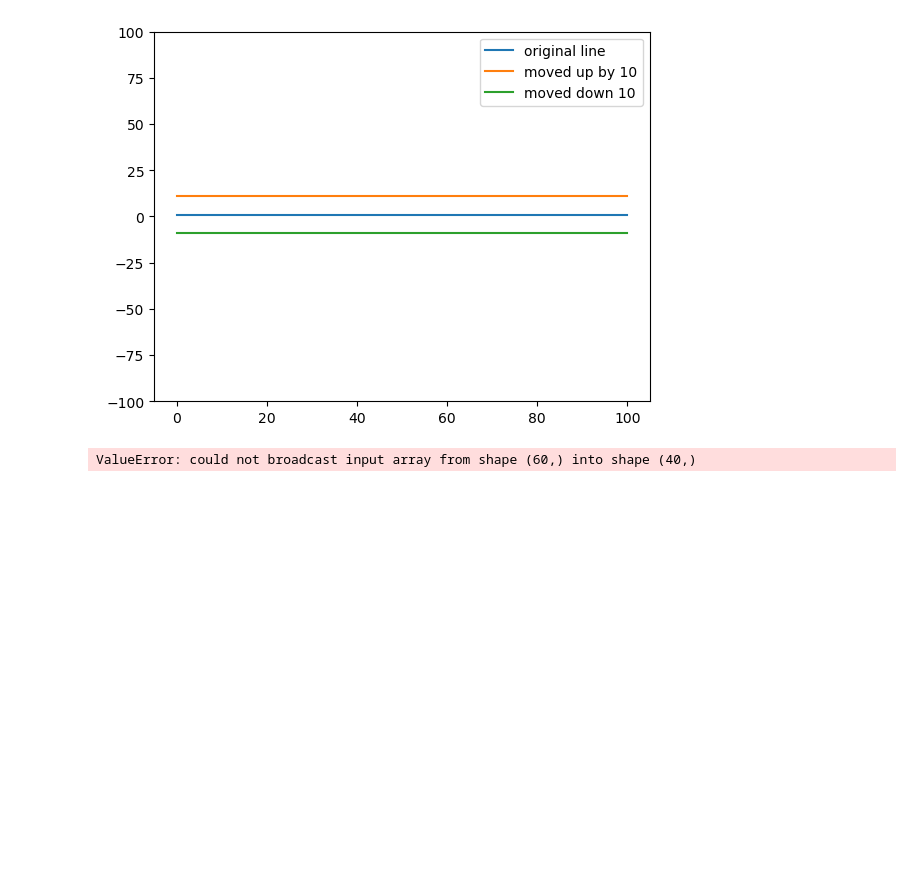
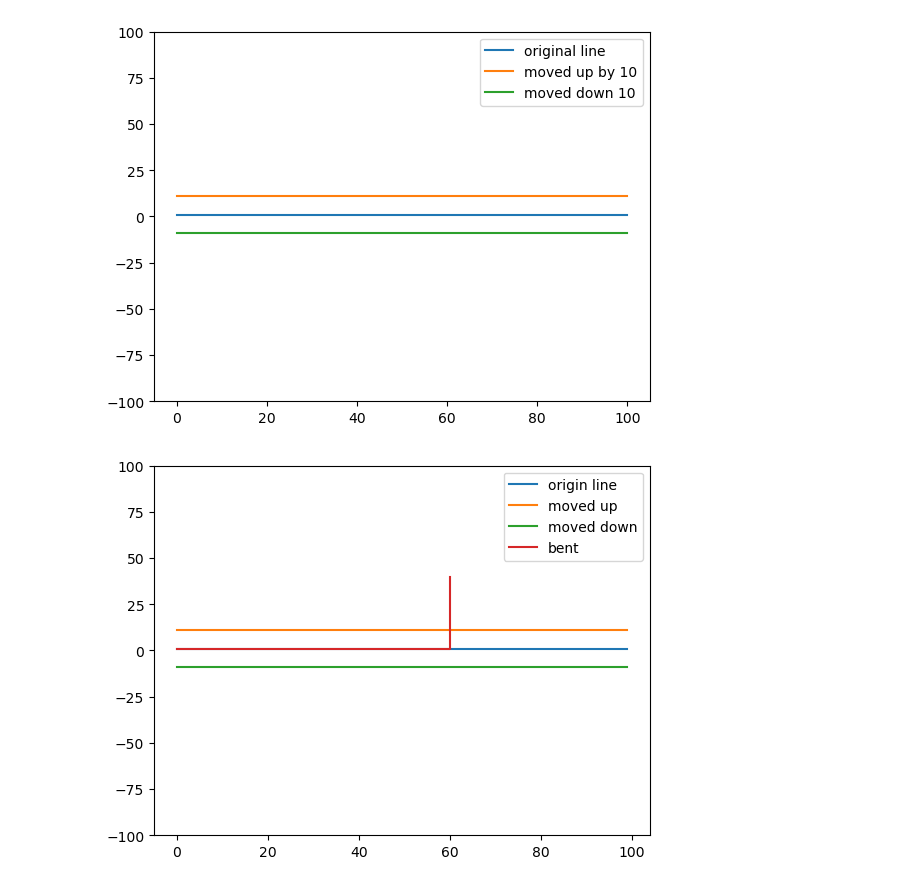
Before and after one commit to BrentGrammer/PROGNOTES, a Jupyter notebook: Chaos/iteration.ipynb, the cells around one changed output. Cells and saved outputs as stored; diff of their text form; code cells hidden in the pictures; blank space fills up the shorter version.

Commit message:
bend works

```diff
--- a/Chaos/iteration.ipynb
+++ b/Chaos/iteration.ipynb
@@ -92,7 +92,7 @@ def bend(coords, bend_point, slope = 1):
     x,y = transformed
 
     x[bend_point:] = x[bend_point]
-    y[bend_point:] = y[bend_point] + np.arange(0, bend_point)
+    y[bend_point:] = y[bend_point] + np.arange(0, len(y[bend_point:]))
 
     return transformed
 
@@ -108,34 +108,34 @@ def make_line(coords,y):
 def move_line_up(coords,displacement):
     transformed = coords.copy()
     y = transformed[1]
     transformed[1] = y + displacement
     return transformed
 
 def move_line_down(coords,displacement):
     transformed = coords.copy()
     y = transformed[1]
     transformed[1] = y - displacement
     return transformed
 
 line = make_line(xy,1)
 moved_up = move_line_up(line,10)
 moved_down = move_line_down(line,10)
 bent = bend(line, 60)
 
 plt.plot(line[0], line[1], label='origin line')
 plt.plot(moved_up[0],moved_up[1], label='moved up')
 plt.plot(moved_down[0],moved_down[1], label='moved down')
 plt.plot(bent[0],bent[1], label='bent')
 
 plt.ylim(-100,100)
 plt.legend()
 plt.show()
 
 # as a piecewise function
 
 # TODO:  affine transformations: rotation, translation, scaling, reflection/reversal
 # %% [output]
-ValueError: could not broadcast input array from shape (60,) into shape (40,)
+[figure, added]
 # %%
 xx = np.linspace(0,100,100)
 yy = np.zeros(100)
```
Also changed, not shown: parts of 2 cells of this notebook.
